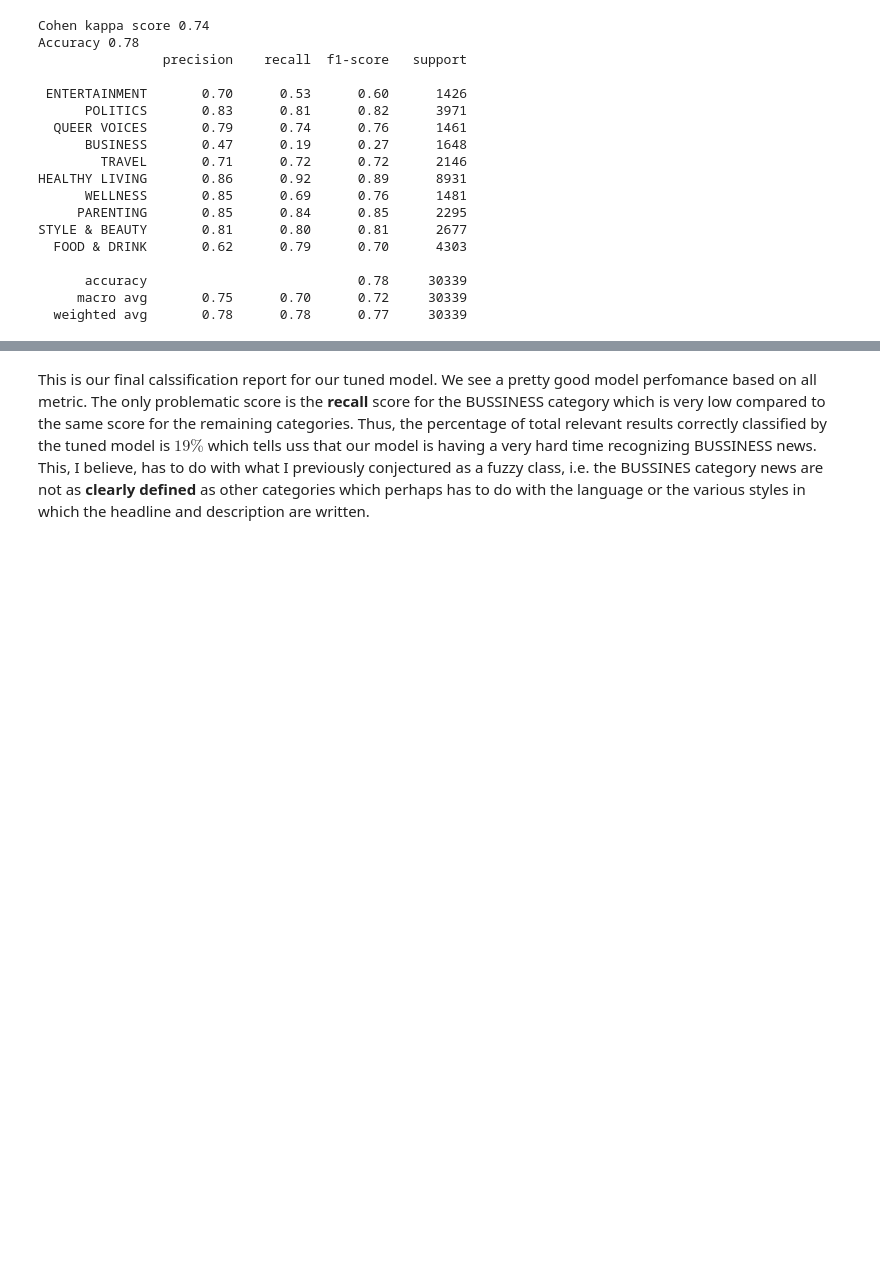
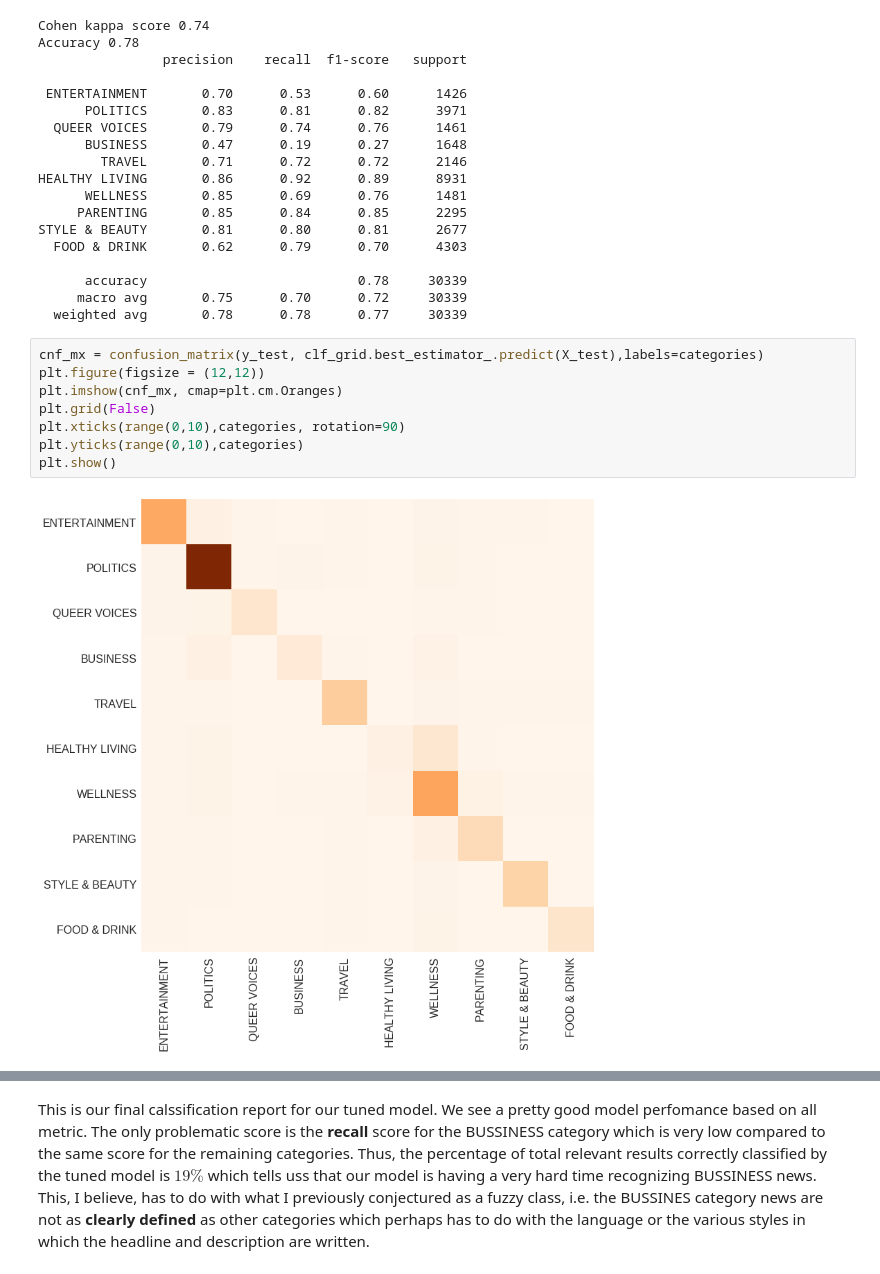
Before and after one commit to mrestay/news_classification, a Jupyter notebook: W&J.ipynb, the cells around one changed output, grey strips where cells are left out. Cells and saved outputs as stored; diff of their text form; blank space fills up the shorter version.

```diff
--- a/W&J.ipynb
+++ b/W&J.ipynb
@@ -549,3 +549,13 @@ STYLE & BEAUTY       0.81      0.80      0.81      2677
       accuracy                           0.78     30339
      macro avg       0.75      0.70      0.72     30339
   weighted avg       0.78      0.78      0.77     30339
+# %%
+cnf_mx = confusion_matrix(y_test, clf_grid.best_estimator_.predict(X_test),labels=categories)
+plt.figure(figsize = (12,12))
+plt.imshow(cnf_mx, cmap=plt.cm.Oranges)
+plt.grid(False)
+plt.xticks(range(0,10),categories, rotation=90)
+plt.yticks(range(0,10),categories)
+plt.show()
+# %% [output]
+[figure, added]
```
Also changed, not shown: parts of 2 cells of this notebook.
